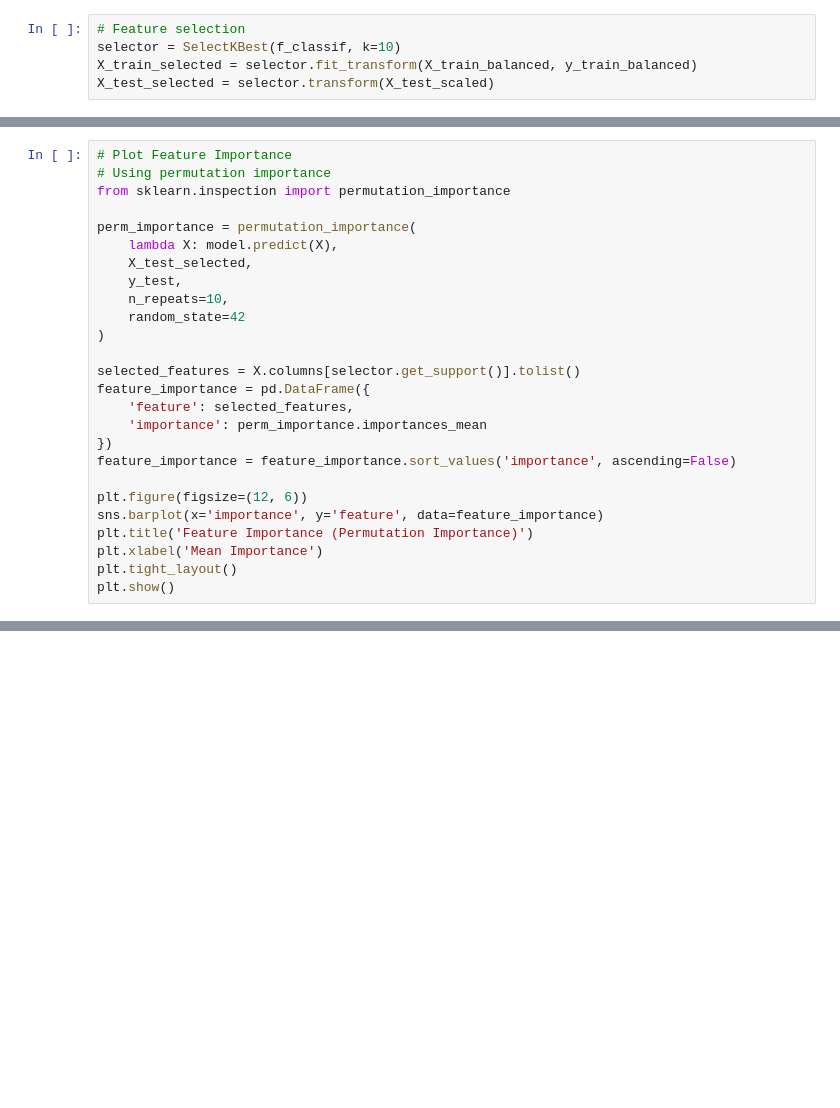
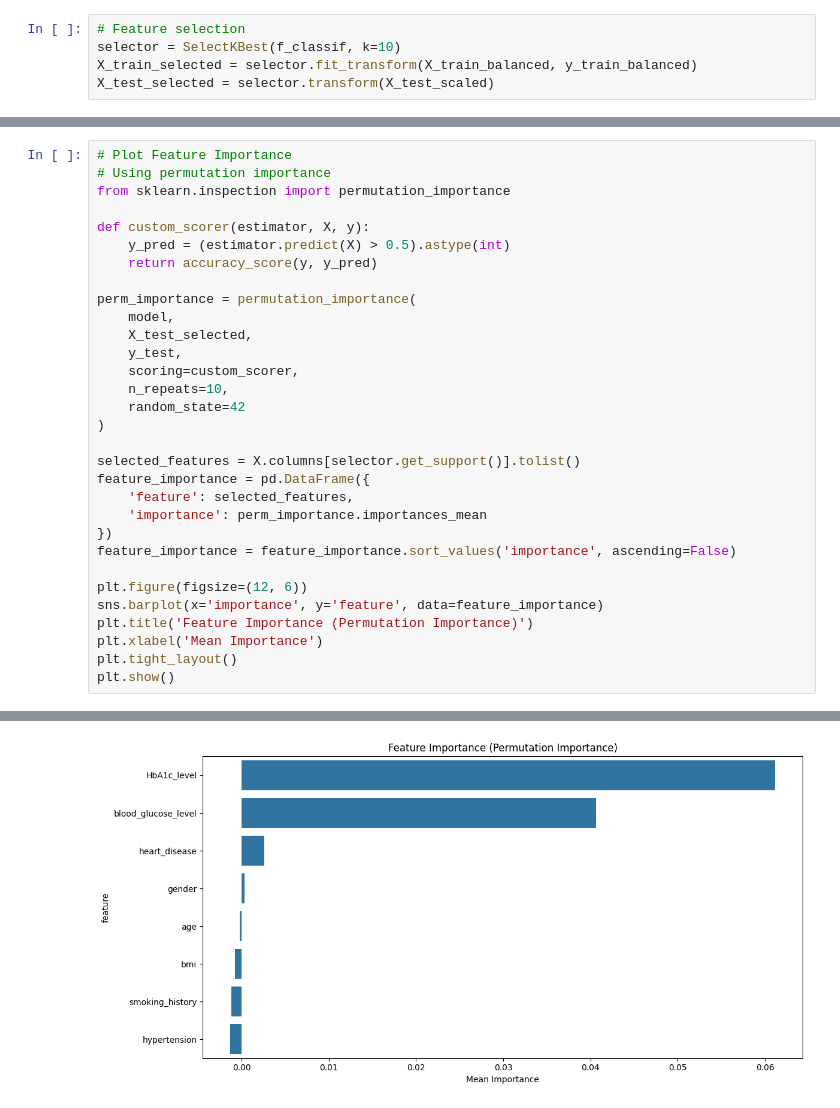
Before and after one commit to PhatNguyen55/Machine_Learning-Diabetes_Prediction, a Jupyter notebook: ANN.ipynb, the cells around one changed output, grey strips where cells are left out. Drawn from its saved outputs; the diff is of its cells as text; blank space fills up the shorter version.

Commit message:
update ANN model

```diff
--- a/ANN.ipynb
+++ b/ANN.ipynb
@@ -184,10 +157,15 @@ plt.show()
 # Using permutation importance
 from sklearn.inspection import permutation_importance
 
+def custom_scorer(estimator, X, y):
+    y_pred = (estimator.predict(X) > 0.5).astype(int)
+    return accuracy_score(y, y_pred)
+
 perm_importance = permutation_importance(
-    lambda X: model.predict(X),
+    model,
     X_test_selected,
     y_test,
+    scoring=custom_scorer,
     n_repeats=10,
     random_state=42
 )
@@ -205,3 +183,4 @@ plt.title('Feature Importance (Permutation Importance)')
 plt.xlabel('Mean Importance')
 plt.tight_layout()
 plt.show()
+# %% [output]
@@ -208,3 +204,4 @@ plt.show()
+[figure, added]
 # %%
 # Plot prediction probability distribution
 plt.figure(figsize=(10, 6))
```
Also changed, not shown: parts of 15 cells of this notebook.
